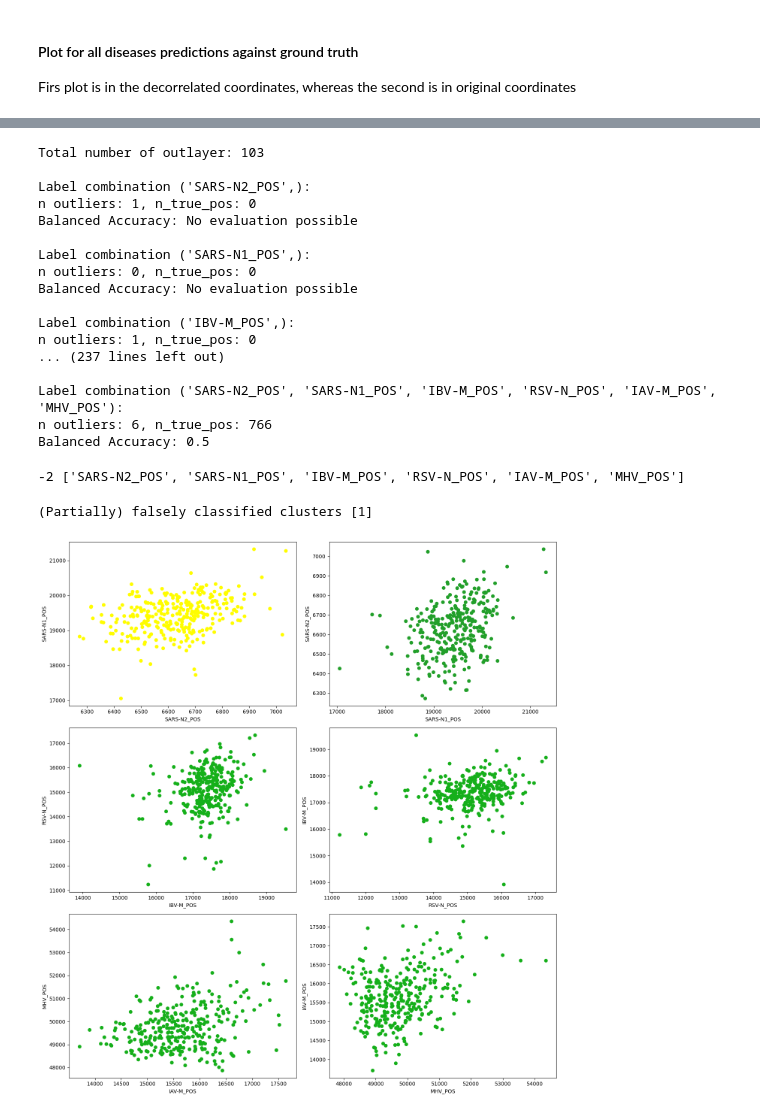
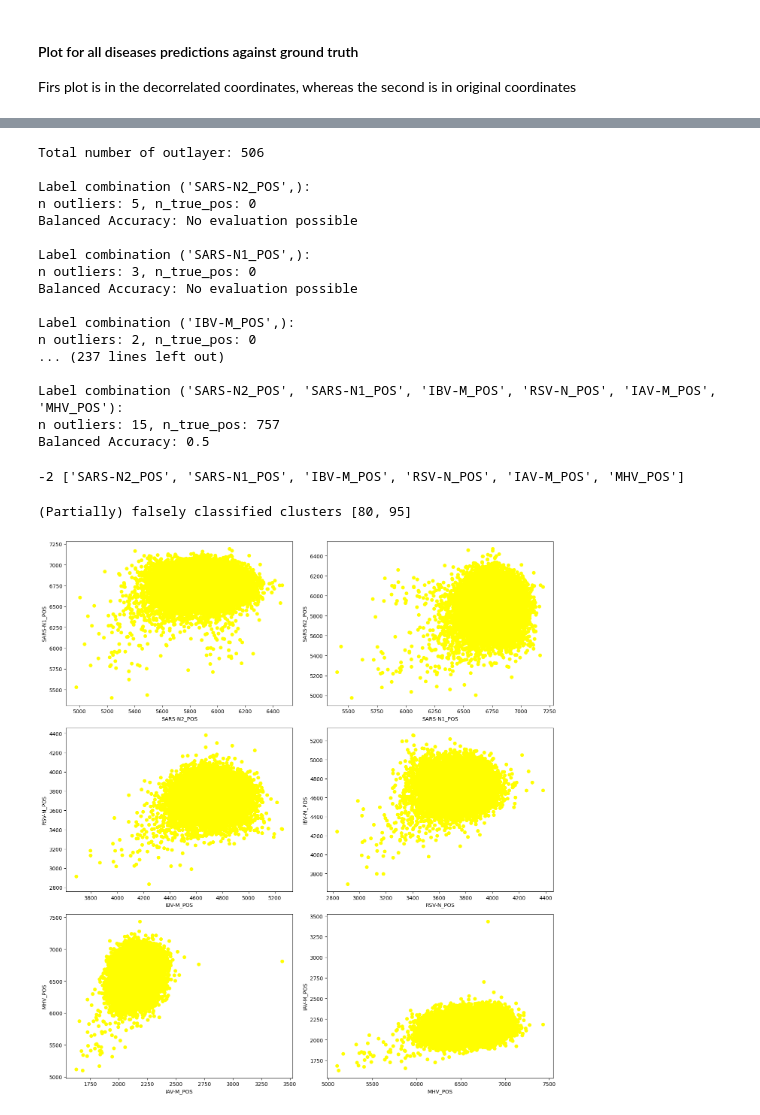
Before and after one commit to ncograf/pcr-classification, a Jupyter notebook: code/whitness_based/whitnes_density_classifier_di.ipynb, the cells around one changed output, grey strips where cells are left out. Drawn from its saved outputs; the diff is of its cells as text; code cells hidden in the pictures.

```diff
--- a/code/whitness_based/whitnes_density_classifier_di.ipynb
+++ b/code/whitness_based/whitnes_density_classifier_di.ipynb
@@ -44,12 +44,12 @@ df_di = data_lib.load_dataset(None, [
     #"po-di-se-2-D4",
     #"po-di-se-2-A1", "po-di-se-2-B4",
 
-    #"po-di-se-1-D4",
-    #"po-di-se-1-D1",
-    #"po-di-se-1-B4",
+    "po-di-se-1-D4",
+    "po-di-se-1-D1",
+    "po-di-se-1-B4",
     "po-di-se-1-A4",
     #"po-di-se-1-B1", "po-di-se-1-C4", "po-di-se-1-A1",
-    #"po-di-se-1-C1",
+    "po-di-se-1-C1",
 
     #"po-di-se-B8",
     #"po-di-se-D8",
@@ -86,7 +86,7 @@ decision = decision_lib.WhitnesDensityClassifier(
                                      cluster_algorithm=cluster_engine,
                                      whitening_transformer=whitening_engine,
                                      negative_range=0.95,
-                                     eps=0.2,
+                                     eps=0.35,
                                      outlier_quantile=0.004,
                                      prediction_axis=prediction_axis,
                                      verbose=True
@@ -158,22 +158,22 @@ Balanced Accuracy (Specificity + Recall) / 2: 0.9988520511086614
 # %%
 validation_lib.validate_combinations(df_di, df_predictions, verbosity=0)
 # %% [output]
-Total number of outlayer: 103
+Total number of outlayer: 506
 
 Label combination ('SARS-N2_POS',):
-n outliers: 1, n_true_pos: 0
+n outliers: 5, n_true_pos: 0
 Balanced Accuracy: No evaluation possible
 
 Label combination ('SARS-N1_POS',):
-n outliers: 0, n_true_pos: 0
+n outliers: 3, n_true_pos: 0
 Balanced Accuracy: No evaluation possible
 
 Label combination ('IBV-M_POS',):
-n outliers: 1, n_true_pos: 0
+n outliers: 2, n_true_pos: 0
 ... (237 lines left out)
 
 Label combination ('SARS-N2_POS', 'SARS-N1_POS', 'IBV-M_POS', 'RSV-N_POS', 'IAV-M_POS', 'MHV_POS'):
-n outliers: 6, n_true_pos: 766
+n outliers: 15, n_true_pos: 757
 Balanced Accuracy: 0.5
 # %%
 #df_result.to_csv("test_di.csv")
@@ -187,17 +187,17 @@ for c in decision.cluster_dict.keys():
 -2 ['SARS-N2_POS', 'SARS-N1_POS', 'IBV-M_POS', 'RSV-N_POS', 'IAV-M_POS', 'MHV_POS']
 # %%
 
-false_clusters = [1]
+false_clusters = [80,95]
 df_false_data, df_false_predictions, df_false_ground_truth = validation_lib.get_false_cluster_for_plotting(df_data_points=df_data_points,
                                                                                                            df_predictions=df_predictions,
                                                                                                            df_ground_truth=df_ground_trouth,
                                                                                                            clusters=decision.cluster_dict,
                                                                                                            false_clusters=false_clusters)
 print(f"(Partially) falsely classified clusters {false_clusters}")
 plot_lib.plot_pairwise_selection(data_points=df_false_data, selected_pairs=selected_pairs, predictions=df_false_predictions, ground_trouth=df_false_ground_truth)
 # %% [output]
-(Partially) falsely classified clusters [1]
+(Partially) falsely classified clusters [80, 95]
-[figure, old version]
+[figure, new version]
 # %%
 validation_lib.get_negative_percent(df_ground_trouth, prediction_axis)
 # %% [output]
```
Also changed, not shown: parts of 3 cells of this notebook, 6 other files.
